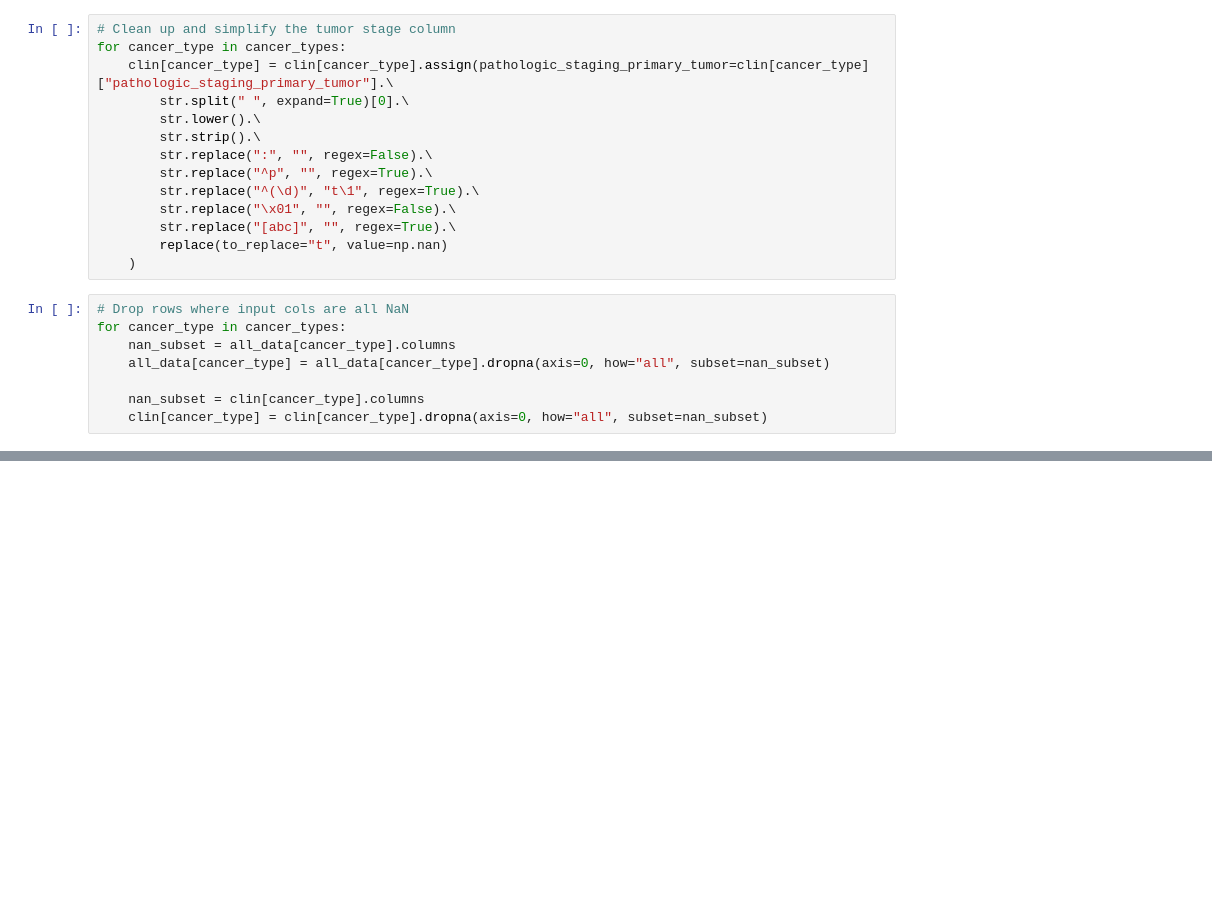
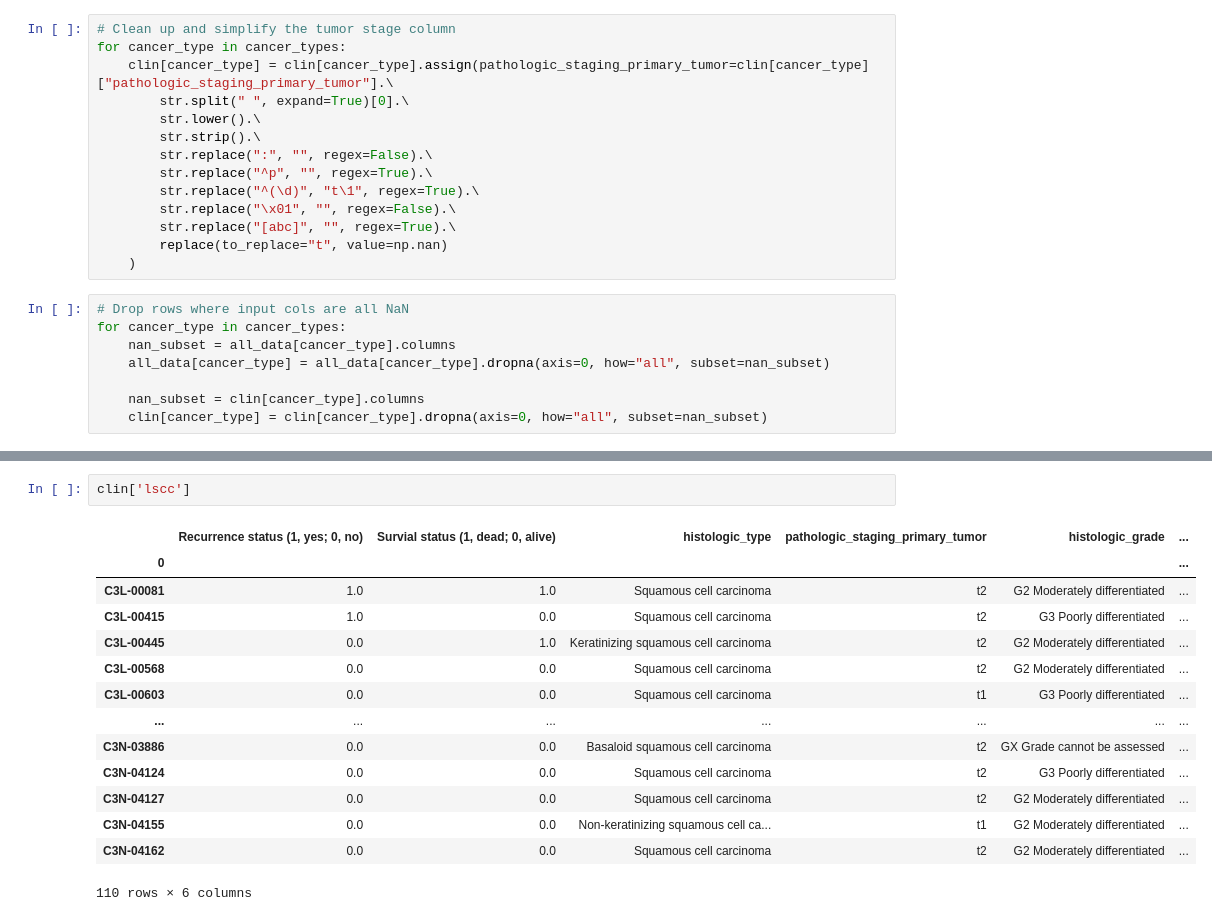
Before and after one commit to caleb-lindgren/deltaCorrML, a Jupyter notebook: 1_load_data.ipynb, the cells around one changed output, grey strips where cells are left out. Saved outputs shown, nothing was run; the diff lists cells and outputs as text; blank space fills up the shorter version.

```diff
--- a/1_load_data.ipynb
+++ b/1_load_data.ipynb
@@ -328,0 +346,17 @@ for cancer_type in cancer_types:
+# %%
+clin['lscc']
+# %% [output]
+|  | Recurrence status (1, yes; 0, no) | Survial status (1, dead; 0, alive) | histologic_type | pathologic_staging_primary_tumor | histologic_grade | ... |
+| 0 |  |  |  |  |  | ... |
+| C3L-00081 | 1.0 | 1.0 | Squamous cell carcinoma | t2 | G2 Moderately differentiated | ... |
+| C3L-00415 | 1.0 | 0.0 | Squamous cell carcinoma | t2 | G3 Poorly differentiated | ... |
+| C3L-00445 | 0.0 | 1.0 | Keratinizing squamous cell carcinoma | t2 | G2 Moderately differentiated | ... |
+| C3L-00568 | 0.0 | 0.0 | Squamous cell carcinoma | t2 | G2 Moderately differentiated | ... |
+| C3L-00603 | 0.0 | 0.0 | Squamous cell carcinoma | t1 | G3 Poorly differentiated | ... |
+| ... | ... | ... | ... | ... | ... | ... |
+| C3N-03886 | 0.0 | 0.0 | Basaloid squamous cell carcinoma | t2 | GX Grade cannot be assessed | ... |
+| C3N-04124 | 0.0 | 0.0 | Squamous cell carcinoma | t2 | G3 Poorly differentiated | ... |
+| C3N-04127 | 0.0 | 0.0 | Squamous cell carcinoma | t2 | G2 Moderately differentiated | ... |
+| C3N-04155 | 0.0 | 0.0 | Non-keratinizing squamous cell ca... | t1 | G2 Moderately differentiated | ... |
+| C3N-04162 | 0.0 | 0.0 | Squamous cell carcinoma | t2 | G2 Moderately differentiated | ... |
+110 rows × 6 columns
```
Also changed, not shown: parts of 2 cells of this notebook, 14 other files.
